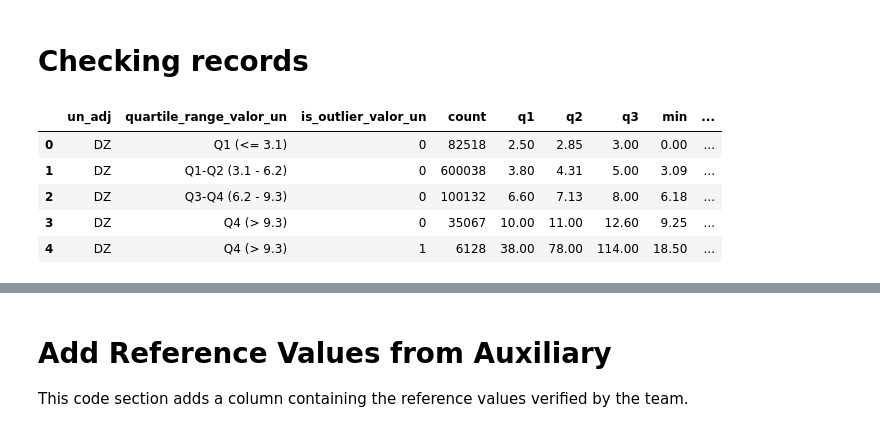
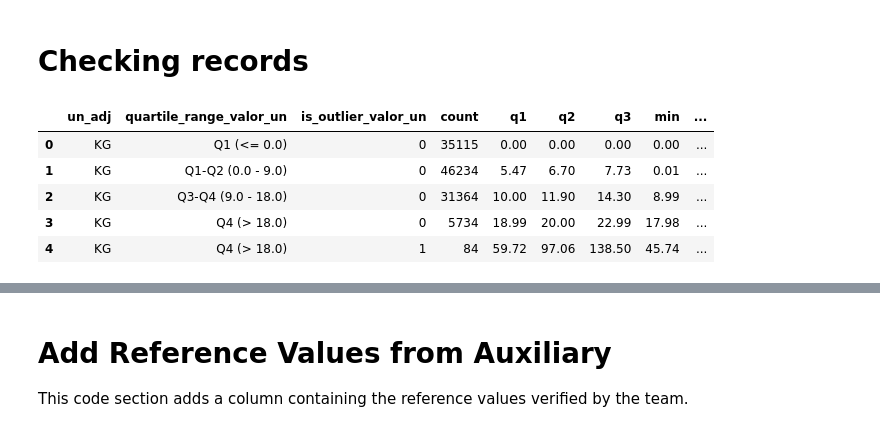
Before and after one commit to JailsonS/ics_data_cleaning, a Jupyter notebook: 02_convert_to_kg.ipynb, the cells around one changed output, grey strips where cells are left out. Cells and saved outputs as stored; diff of their text form; code cells hidden in the pictures.

```diff
--- a/02_convert_to_kg.ipynb
+++ b/02_convert_to_kg.ipynb
@@ -89,3 +237,12 @@ with open(PATH_RULES, 'r') as f: rules = json.load(f)
+# %%
+df_dataset_beef['has_change'] = 0
+df_dataset_beef['unit_kg'] = 0
+df_dataset_beef['price_kg'] = 0
+df_dataset_beef['median_price'] = 0
+df_dataset_beef['rule_apply'] = 0
+df_dataset_beef['outlier'] = 0
+df_dataset_beef['rule_version'] = ''
+df_dataset_beef['rule_id'] = ''
 # %% [markdown]
 # Helpers
 # %%
@@ -149,31 +303,31 @@ df_dataset_beef_cls = df_dataset_beef_cls.groupby(['produtos', 'un_adj'], group_
 # Checking records
 # %%
 # Filtrar os dados com um único filtro consistente
-filtered_data = df_dataset_beef_cls.query('codigo == 41 and un_adj != "-" and un_adj == "DZ"')
+filtered_data = df_dataset_beef_cls.query('codigo == 16 and un_adj == "KG"')
 total = len(filtered_data)  # Total de registros no filtro
 
 # Groupby com cálculos ajustados
 result = (
     filtered_data
     .groupby(['un_adj', 'quartile_range_valor_un', 'is_outlier_valor_un'])
     .agg(
         count=('valor_un', 'count'),
         q1=('valor_un', lambda x: x.quantile(0.25)),  # 1º quartil
         q2=('valor_un', 'median'),  # Mediana (2º quartil)
         q3=('valor_un', lambda x: x.quantile(0.75)),  # 3º quartil
         min=('valor_un', 'min'),  # Valor mínimo
         max=('valor_un', 'max'),  # Valor máximo
     )
     .reset_index()
 )
 
 result['count_percent'] = result['count'].div(result['count'].sum())
 
 result
 # %% [output]
 |  | un_adj | quartile_range_valor_un | is_outlier_valor_un | count | q1 | q2 | q3 | min | ... |
-| 0 | DZ | Q1 (<= 3.1) | 0 | 82518 | 2.50 | 2.85 | 3.00 | 0.00 | ... |
-| 1 | DZ | Q1-Q2 (3.1 - 6.2) | 0 | 600038 | 3.80 | 4.31 | 5.00 | 3.09 | ... |
-| 2 | DZ | Q3-Q4 (6.2 - 9.3) | 0 | 100132 | 6.60 | 7.13 | 8.00 | 6.18 | ... |
-| 3 | DZ | Q4 (> 9.3) | 0 | 35067 | 10.00 | 11.00 | 12.60 | 9.25 | ... |
-| 4 | DZ | Q4 (> 9.3) | 1 | 6128 | 38.00 | 78.00 | 114.00 | 18.50 | ... |
+| 0 | KG | Q1 (<= 0.0) | 0 | 35115 | 0.00 | 0.00 | 0.00 | 0.00 | ... |
+| 1 | KG | Q1-Q2 (0.0 - 9.0) | 0 | 46234 | 5.47 | 6.70 | 7.73 | 0.01 | ... |
+| 2 | KG | Q3-Q4 (9.0 - 18.0) | 0 | 31364 | 10.00 | 11.90 | 14.30 | 8.99 | ... |
+| 3 | KG | Q4 (> 18.0) | 0 | 5734 | 18.99 | 20.00 | 22.99 | 17.98 | ... |
+| 4 | KG | Q4 (> 18.0) | 1 | 84 | 59.72 | 97.06 | 138.50 | 45.74 | ... |
```
Also changed, not shown: parts of 24 cells of this notebook.
